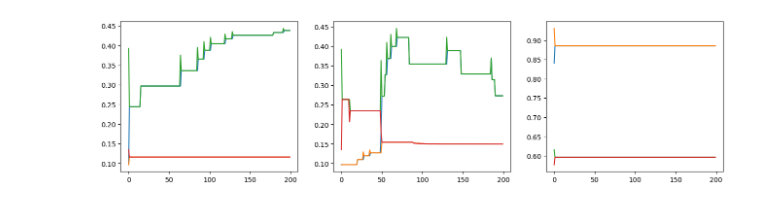
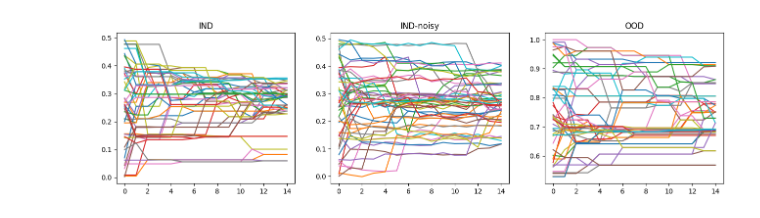
Before and after one commit to DynaDojo/dynadojo, a Jupyter notebook: demos/opinion_demo.ipynb, the cells around one changed output. Cells and saved outputs as stored; diff of their text form; code cells hidden in the pictures.

```diff
--- a/demos/opinion_demo.ipynb
+++ b/demos/opinion_demo.ipynb
@@ -11,20 +11,19 @@ To enable the following instructions: AVX2 AVX512F AVX512_VNNI FMA, in other ope
 # %%
-np.printoptions(suppress=True)
-
-latent_dim = [4]
-embed_dim = 4
+# Deffuant system, which simulates pair-wise interactions. Bias is added with "gamma" to simulate algorthmic sway
+latent_dim = [50]
+embed_dim = 50
 n = 1
-timesteps = 200
+timesteps = 15
 for dim in latent_dim:
-    system = dd.systems.BiasMediaSystem(dim, embed_dim, noise_scale=0.005)
+    system = dd.systems.opinion.DeffuantSystem(dim, embed_dim, epsilon=0.3, gamma=0.8, noise_scale=0.005)
 
     x0 = system.make_init_conds(n)
     y0 = system.make_init_conds(n, in_dist=False)
 
     x = system.make_data(x0, timesteps=timesteps, control=None)
-    x_noisy = system.make_data(x0, timesteps=timesteps, control=None)
+    x_noisy = system.make_data(x0, timesteps=timesteps, noisy=True, control=None)
     y = system.make_data(y0, timesteps=timesteps, control=None)
 
-dd.utils.opinion.plot([x,x_noisy, y], target_dim=2, gridlabels=["in", "noisy", "out"], max_lines=100)
+dd.utils.opinion.plot([x, x_noisy, y], target_dim=2, gridlabels=["IND", "IND-noisy", "OOD"], max_lines=100)
 # %% [output]
-[figure, old version]
+[figure, new version]
```
Also changed, not shown: parts of 4 cells of this notebook.
